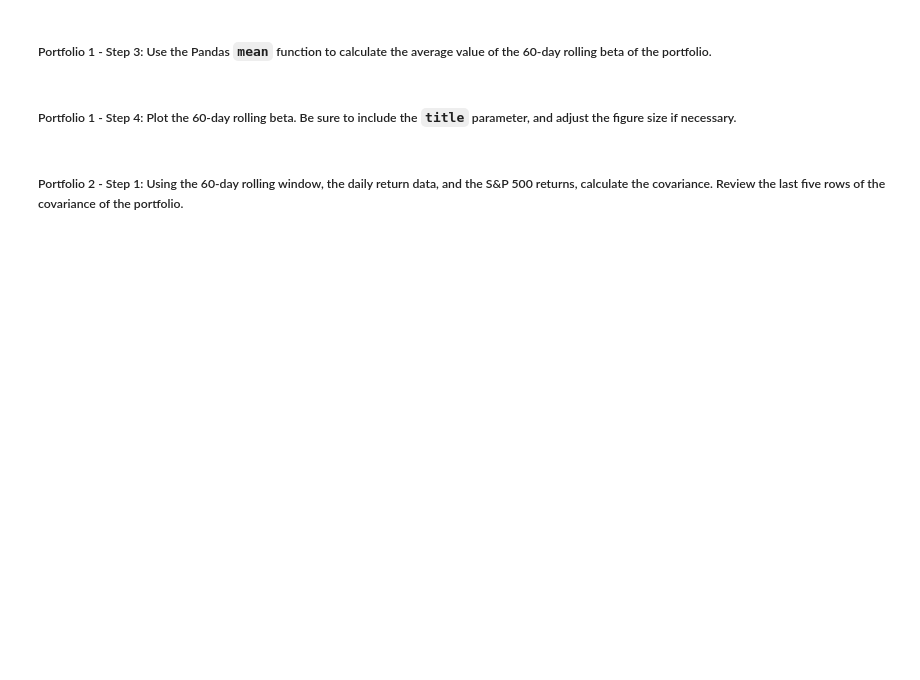
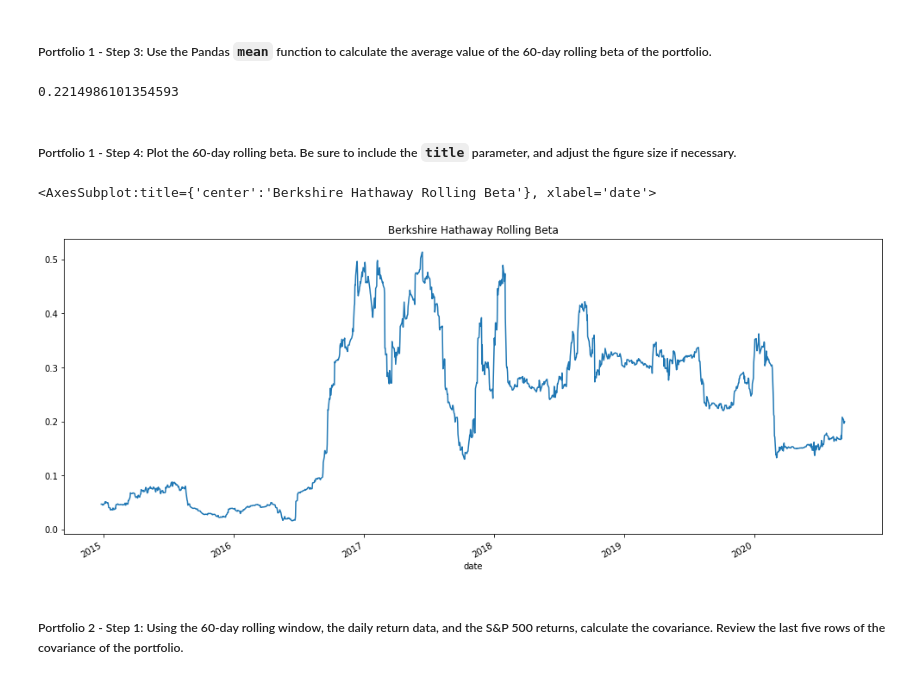
Before and after one commit to mbfm24/Analyzing_Portfolio_Risk_and_Return_Challenge, a Jupyter notebook: risk_return_analysis.ipynb, the cells around one changed output. Cells and saved outputs as stored; diff of their text form; code cells hidden in the pictures; blank space fills up the shorter version.

```diff
--- a/risk_return_analysis.ipynb
+++ b/risk_return_analysis.ipynb
@@ -408,3 +408,6 @@ Name: S&P 500, dtype: float64
 # %%
 # Calculate the covariance using a 60-day rolling window
 # Review the last five rows of the covariance data
+
+covariance_berkshire = whale_daily_returns["BERKSHIRE HATHAWAY INC"].rolling(window = 60).cov(whale_daily_returns["S&P 500"])
+covariance_berkshire.tail()
@@ -413,4 +424,7 @@ Name: S&P 500, dtype: float64
 # %%
 # Calculate the beta based on the 60-day rolling covariance compared to the market (S&P 500)
 # Review the last five rows of the beta information
-# YOUR CODE HERE
+
+beta_berkshire_portfolio = covariance_berkshire / SP_Variance
+
+beta_berkshire_portfolio.tail()
@@ -418,13 +440,22 @@ Name: S&P 500, dtype: float64
 ##### Portfolio 1 - Step 3: Use the Pandas `mean` function to calculate the average value of the 60-day rolling beta of the portfolio.
 # %%
 # Calculate the average of the 60-day rolling beta
-# YOUR CODE HERE
+
+mean_berkshire_portfolio = covariance_berkshire / SP_Variance
+
+mean_berkshire_portfolio.mean()
+# %% [output]
+0.2214986101354593
 # %% [markdown]
 ##### Portfolio 1 - Step 4: Plot the 60-day rolling beta. Be sure to include the `title` parameter, and adjust the figure size if necessary.
 # %%
 # Plot the rolling beta
 # Include a title parameter and adjust the figure size
-# YOUR CODE HERE
+
+beta_berkshire_portfolio.plot(figsize = (17,7), title = "Berkshire Hathaway Rolling Beta")
+# %% [output]
+<AxesSubplot:title={'center':'Berkshire Hathaway Rolling Beta'}, xlabel='date'>
+[figure, added]
 # %% [markdown]
 ##### Portfolio 2 - Step 1: Using the 60-day rolling window, the daily return data, and the S&P 500 returns, calculate the covariance. Review the last five rows of the covariance of the portfolio.
 # %%
```
Also changed, not shown: parts of 8 cells of this notebook, 1 other file.
